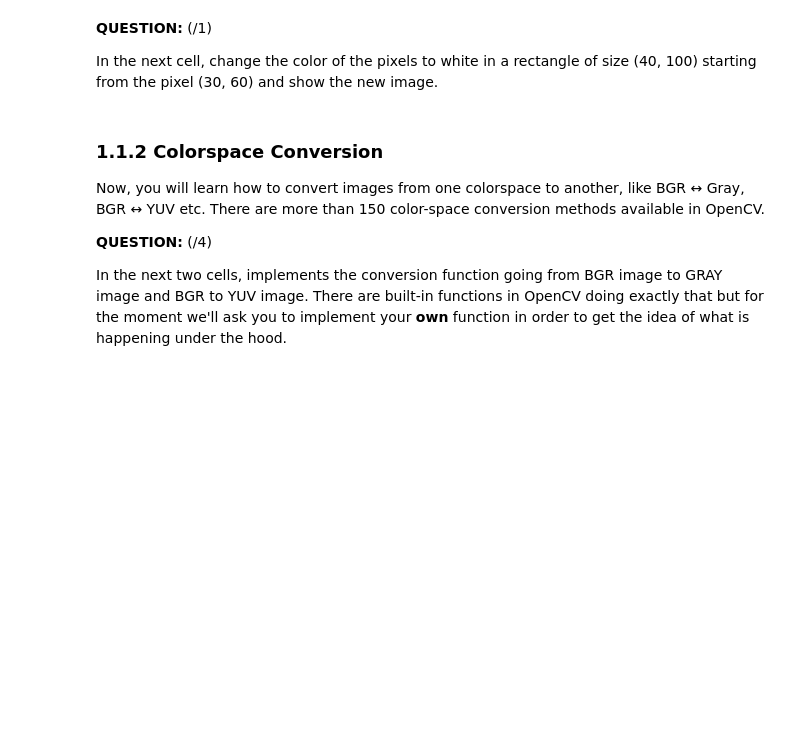
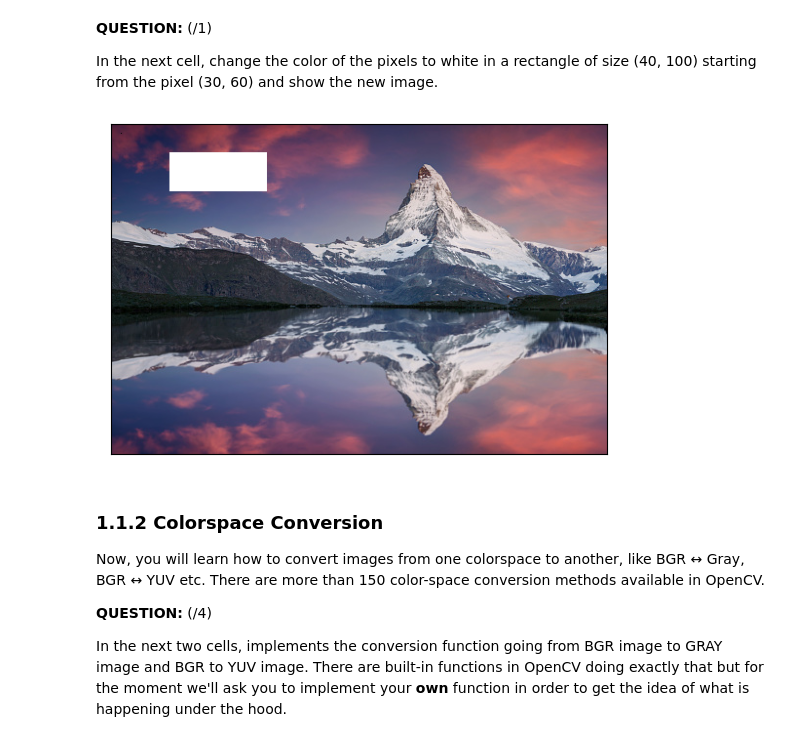
Before and after one commit to renukasinghvirk/lab_signal_processing, a Jupyter notebook: Lab1/01_introduction_image_processing_2024.ipynb, the cells around one changed output. Drawn from its saved outputs; the diff is of its cells as text; code cells hidden in the pictures; blank space fills up the shorter version.

```diff
--- a/Lab1/01_introduction_image_processing_2024.ipynb
+++ b/Lab1/01_introduction_image_processing_2024.ipynb
@@ -85,10 +121,15 @@ In the next cell, change the color of the pixels to white in a rectangle of size
 # %%
 # modifying pixel value
 
 ## YOUR CODE HERE
+pixel_row, pixel_col = 30, 60
+v_region_size, h_region_size = 40, 100
+img[pixel_row:pixel_row+v_region_size, pixel_col:pixel_col+h_region_size] = [255, 255, 255]
 
 # Display the modified image with white rectangle
 display_image(img);
+# %% [output]
+[figure, added]
 # %% [markdown]
 ### 1.1.2 Colorspace Conversion
 
```
Also changed, not shown: parts of 21 cells of this notebook, 1 other file.
